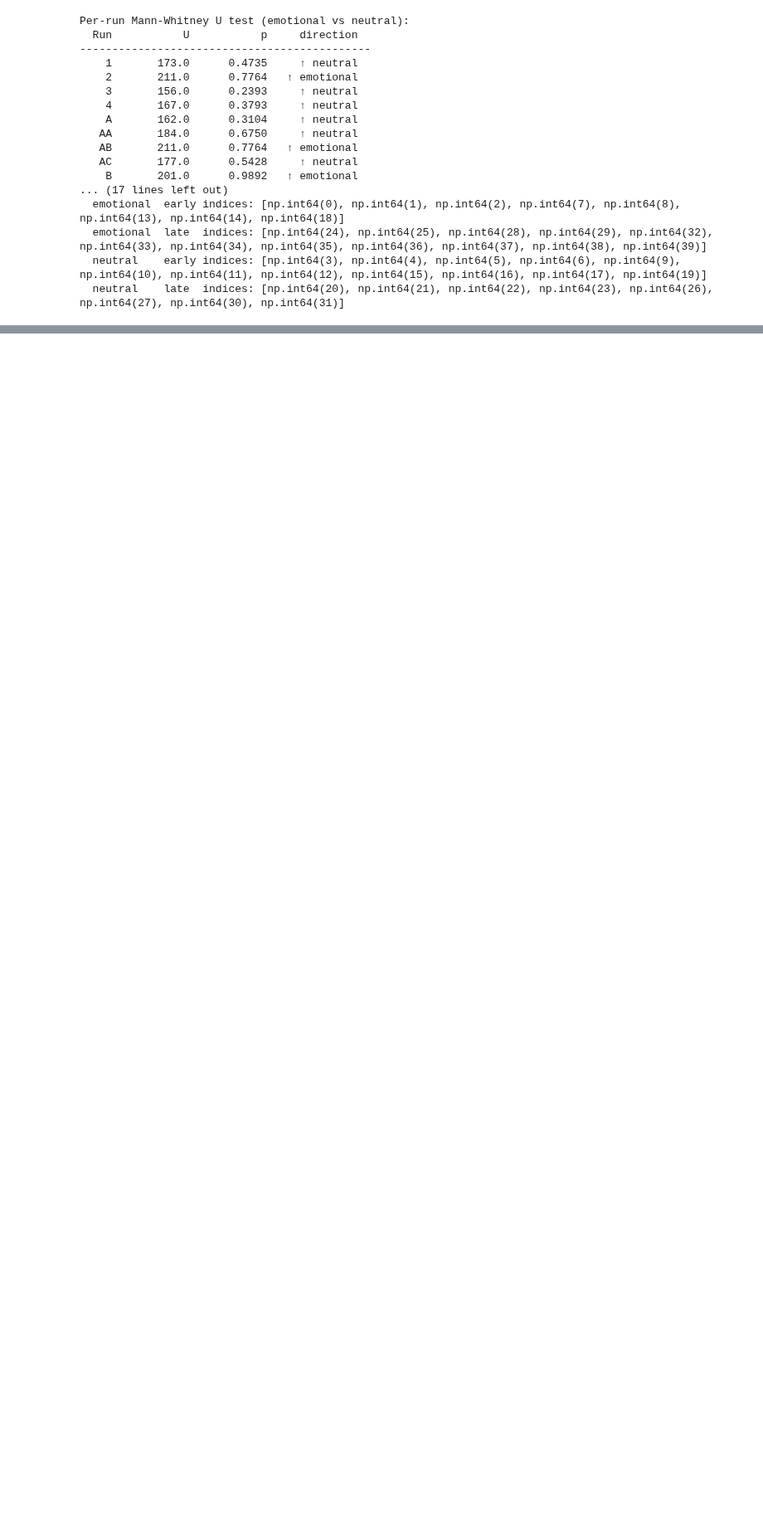
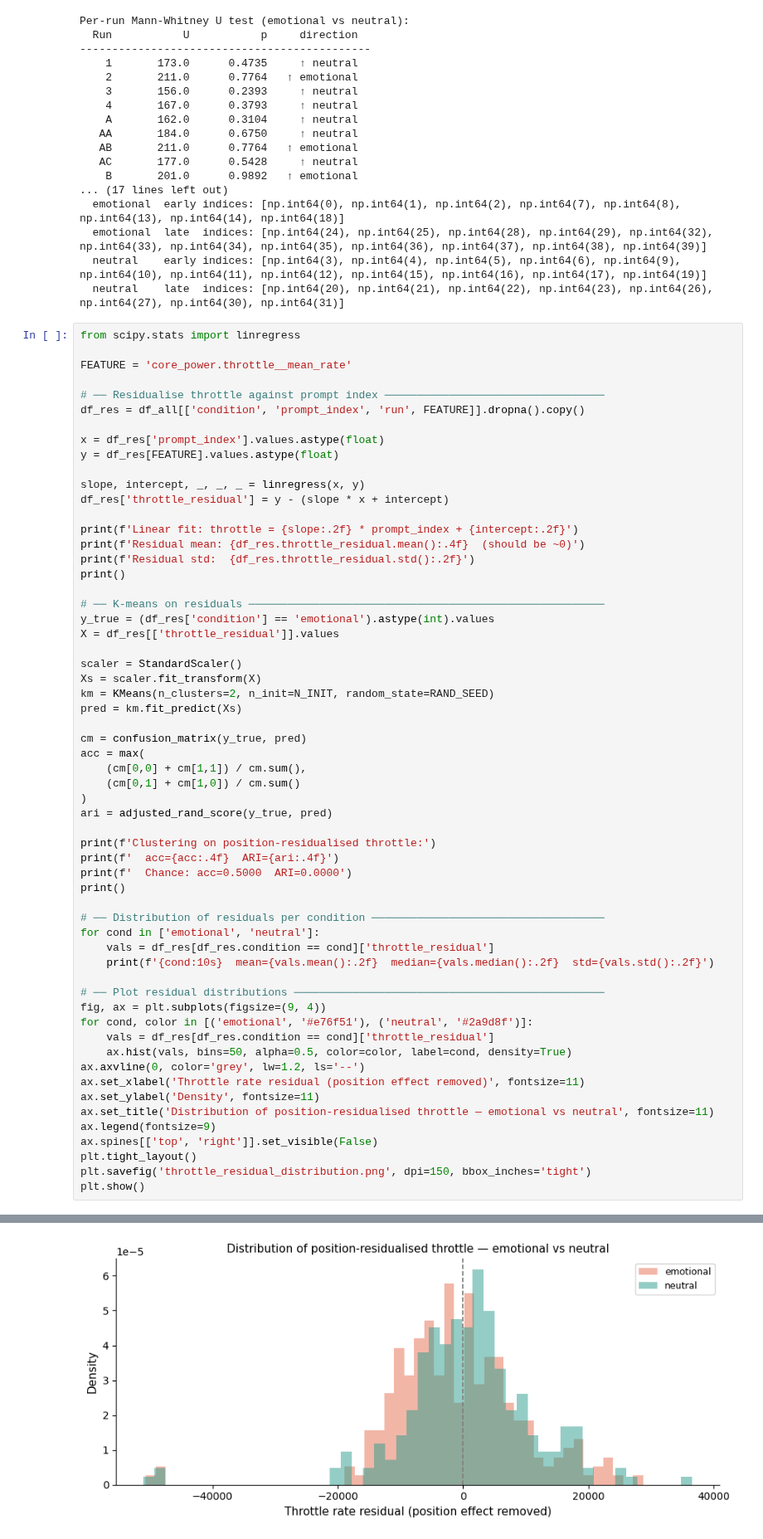
Before and after one commit to salviromain/mccviahat, a Jupyter notebook: analysis/methodology/single_feature_robustness_7b.ipynb, the cells around one changed output, grey strips where cells are left out. Shown at 83% size. Drawn from its saved outputs; the diff is of its cells as text; blank space fills up the shorter version.

```diff
--- a/analysis/methodology/single_feature_robustness_7b.ipynb
+++ b/analysis/methodology/single_feature_robustness_7b.ipynb
@@ -540,3 +540,63 @@ Per-run Mann-Whitney U test (emotional vs neutral):
   emotional  late  indices: [np.int64(24), np.int64(25), np.int64(28), np.int64(29), np.int64(32), np.int64(33), np.int64(34), np.int64(35), np.int64(36), np.int64(37), np.int64(38), np.int64(39)]
   neutral    early indices: [np.int64(3), np.int64(4), np.int64(5), np.int64(6), np.int64(9), np.int64(10), np.int64(11), np.int64(12), np.int64(15), np.int64(16), np.int64(17), np.int64(19)]
   neutral    late  indices: [np.int64(20), np.int64(21), np.int64(22), np.int64(23), np.int64(26), np.int64(27), np.int64(30), np.int64(31)]
+# %%
+from scipy.stats import linregress
+
+FEATURE = 'core_power.throttle__mean_rate'
+
+# ── Residualise throttle against prompt index ──────────────────────────────────
+df_res = df_all[['condition', 'prompt_index', 'run', FEATURE]].dropna().copy()
+
+x = df_res['prompt_index'].values.astype(float)
+y = df_res[FEATURE].values.astype(float)
+
+slope, intercept, _, _, _ = linregress(x, y)
+df_res['throttle_residual'] = y - (slope * x + intercept)
+
+print(f'Linear fit: throttle = {slope:.2f} * prompt_index + {intercept:.2f}')
+print(f'Residual mean: {df_res.throttle_residual.mean():.4f}  (should be ~0)')
+print(f'Residual std:  {df_res.throttle_residual.std():.2f}')
+print()
+
+# ── K-means on residuals ───────────────────────────────────────────────────────
+y_true = (df_res['condition'] == 'emotional').astype(int).values
+X = df_res[['throttle_residual']].values
+
+scaler = StandardScaler()
+Xs = scaler.fit_transform(X)
+km = KMeans(n_clusters=2, n_init=N_INIT, random_state=RAND_SEED)
+pred = km.fit_predict(Xs)
+
+cm = confusion_matrix(y_true, pred)
+acc = max(
+    (cm[0,0] + cm[1,1]) / cm.sum(),
+    (cm[0,1] + cm[1,0]) / cm.sum()
+)
+ari = adjusted_rand_score(y_true, pred)
+
+print(f'Clustering on position-residualised throttle:')
+print(f'  acc={acc:.4f}  ARI={ari:.4f}')
+print(f'  Chance: acc=0.5000  ARI=0.0000')
+print()
+
+# ── Distribution of residuals per condition ────────────────────────────────────
+for cond in ['emotional', 'neutral']:
+    vals = df_res[df_res.condition == cond]['throttle_residual']
+    print(f'{cond:10s}  mean={vals.mean():.2f}  median={vals.median():.2f}  std={vals.std():.2f}')
+
+# ── Plot residual distributions ────────────────────────────────────────────────
+fig, ax = plt.subplots(figsize=(9, 4))
+for cond, color in [('emotional', '#e76f51'), ('neutral', '#2a9d8f')]:
+    vals = df_res[df_res.condition == cond]['throttle_residual']
+    ax.hist(vals, bins=50, alpha=0.5, color=color, label=cond, density=True)
+ax.axvline(0, color='grey', lw=1.2, ls='--')
+ax.set_xlabel('Throttle rate residual (position effect removed)', fontsize=11)
+ax.set_ylabel('Density', fontsize=11)
+ax.set_title('Distribution of position-residualised throttle — emotional vs neutral', fontsize=11)
+ax.legend(fontsize=9)
+ax.spines[['top', 'right']].set_visible(False)
+plt.tight_layout()
+plt.savefig('throttle_residual_distribution.png', dpi=150, bbox_inches='tight')
+plt.show()
+# %% [output]
@@ -542,0 +613 @@ Per-run Mann-Whitney U test (emotional vs neutral):
+[figure, added]
```
Also changed, not shown: parts of 1 cell of this notebook, 12 other files.
